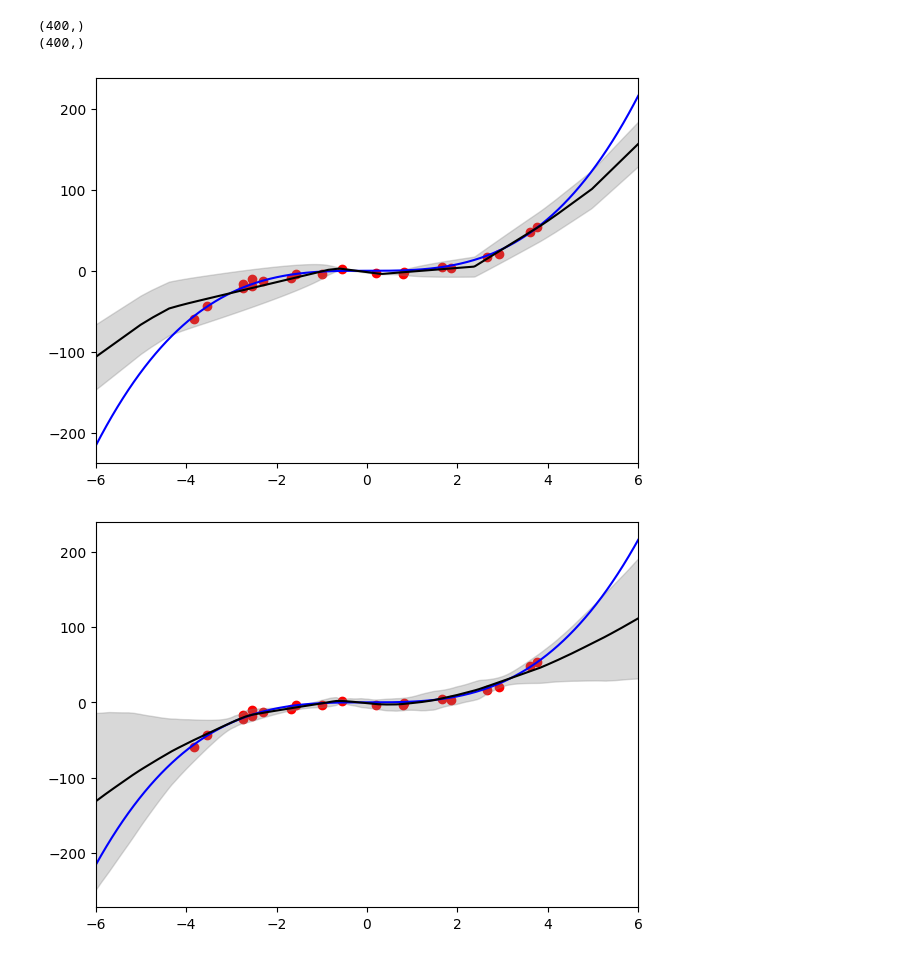
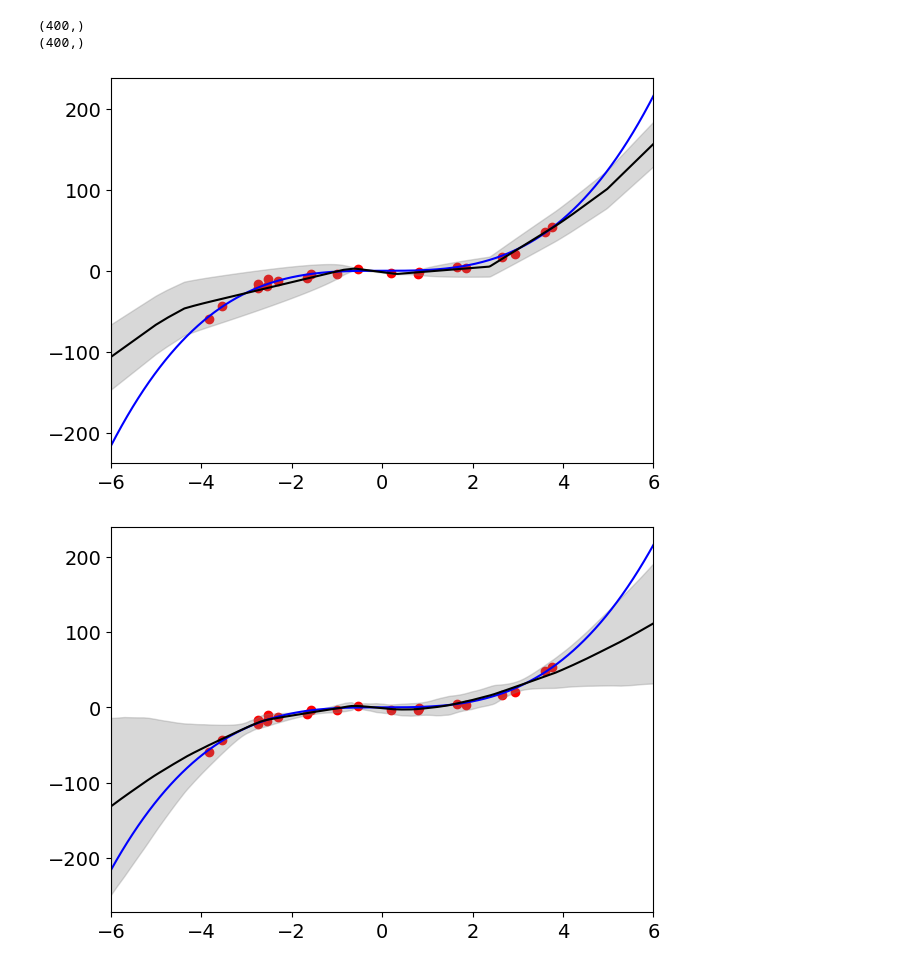
Before and after one commit to dcs321/AML_Deep_ensembles, a Jupyter notebook: ToyData_MSE_Regression.ipynb, the cells around one changed output. Drawn from its saved outputs; the diff is of its cells as text; code cells hidden in the pictures.

```diff
--- a/ToyData_MSE_Regression.ipynb
+++ b/ToyData_MSE_Regression.ipynb
@@ -128,13 +130,15 @@ print(nll_std.shape)
 # %%
 plt.figure(figsize=(7,5))
 plt.scatter(x,y,color="red")
 plt.plot(x_test,x_test**3,color="blue")
 plt.plot(x_test,nll_mean,color="black")
 plt.fill_between(x_test,nll_mean-3*nll_std,nll_mean+3*nll_std, color="gray",alpha=0.3)
 plt.xlim(-6,6)
+plt.xticks(fontsize=14)
+plt.yticks(fontsize=14)
 plt.show()
 # %% [output]
-[figure, old version]
+[figure, new version]
 # %%
 num_models = 15
 num_epochs = 10000
@@ -167,6 +168,8 @@ plt.plot(x_test,x_test**3,color="blue")
 plt.plot(x_test,nll_mean,color="black")
 plt.fill_between(x_test,nll_mean-3*nll_std,nll_mean+3*nll_std, color="gray",alpha=0.3)
 plt.xlim(-6,6)
+plt.xticks(fontsize=14)
+plt.yticks(fontsize=14)
 plt.show()
 # %% [output]
-[figure, old version]
+[figure, new version]
```
Also changed, not shown: parts of 2 cells of this notebook, 5 other files.
